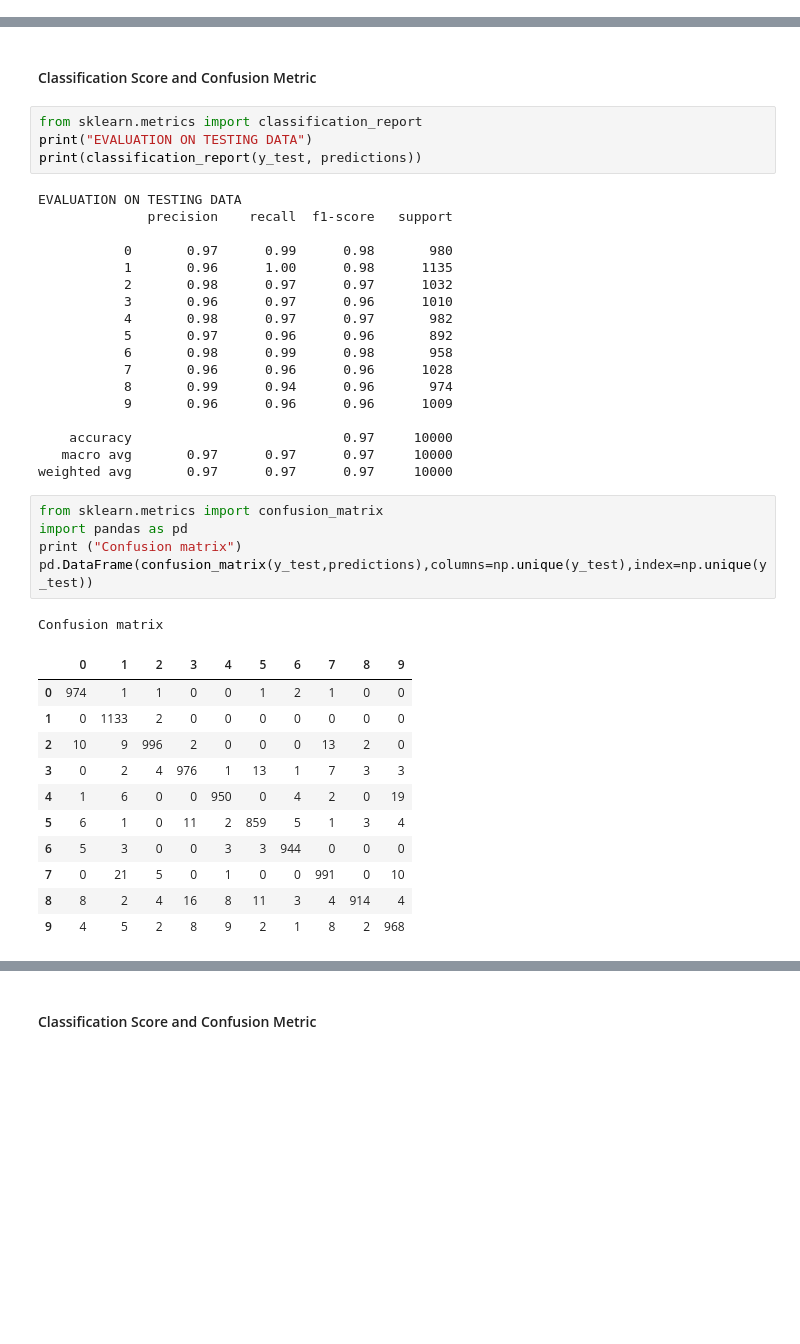
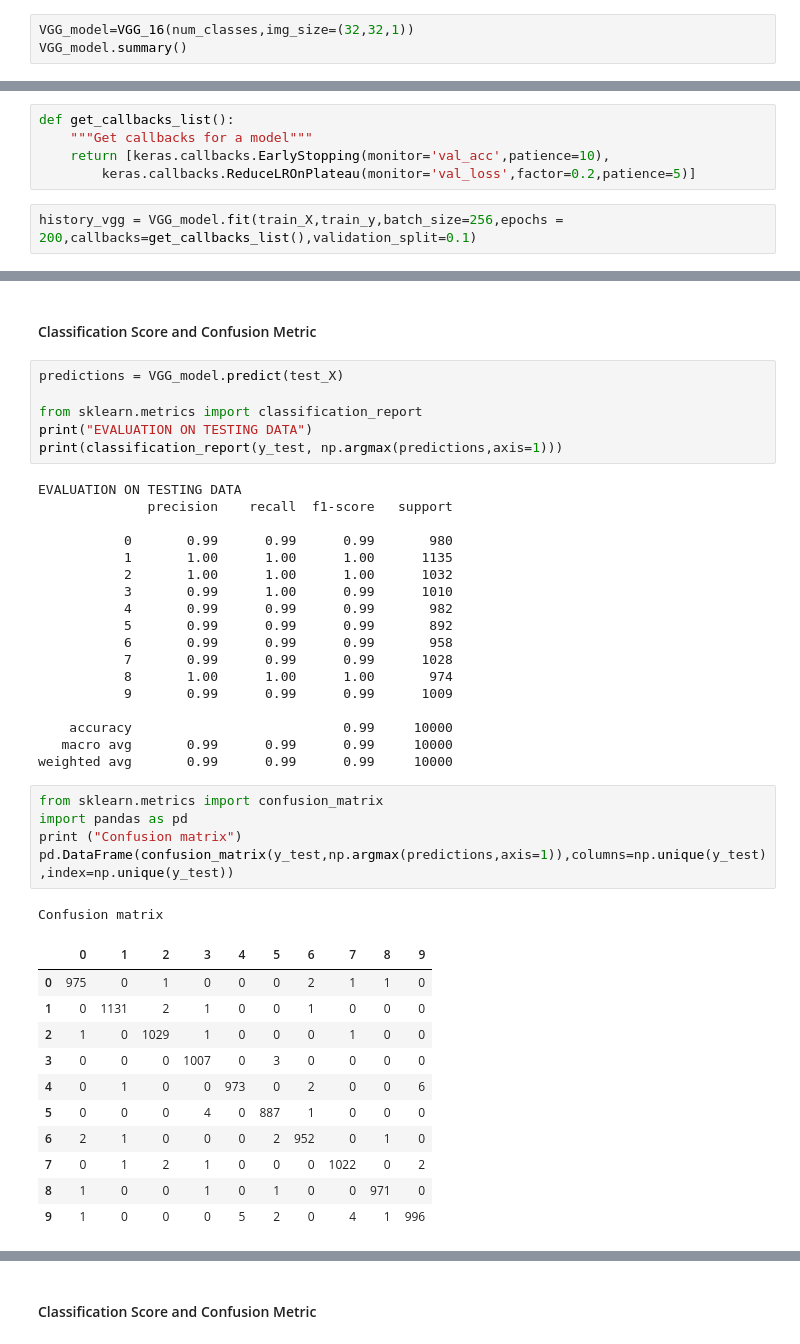
Before and after one commit to afaq-ahmad/MNIST-English-handwritten-Digits-and-Cifar10-Classification, a Jupyter notebook: MNIST English handwritten numerals Classification.ipynb, the cells around one changed output, grey strips where cells are left out. Drawn from its saved outputs; the diff is of its cells as text; blank space fills up the shorter version.

```diff
--- a/MNIST English handwritten numerals Classification.ipynb
+++ b/MNIST English handwritten numerals Classification.ipynb
@@ -170,0 +109,3 @@ print(model.score(X_test, y_test))
+# %%
+VGG_model=VGG_16(num_classes,img_size=(32,32,1))
+VGG_model.summary()
@@ -170,0 +130,7 @@ print(model.score(X_test, y_test))
+# %%
+def get_callbacks_list():
+    """Get callbacks for a model"""
+    return [keras.callbacks.EarlyStopping(monitor='val_acc',patience=10),
+        keras.callbacks.ReduceLROnPlateau(monitor='val_loss',factor=0.2,patience=5)]
+# %%
+history_vgg = VGG_model.fit(train_X,train_y,batch_size=256,epochs = 200,callbacks=get_callbacks_list(),validation_split=0.1)
@@ -171,42 +202,44 @@ print(model.score(X_test, y_test))
 # %% [markdown]
 #### Classification Score and Confusion Metric
 # %%
+predictions = VGG_model.predict(test_X)
+
 from sklearn.metrics import classification_report
 print("EVALUATION ON TESTING DATA")
-print(classification_report(y_test, predictions))
+print(classification_report(y_test, np.argmax(predictions,axis=1)))
 # %% [output]
 EVALUATION ON TESTING DATA
               precision    recall  f1-score   support
 
-           0       0.97      0.99      0.98       980
-           1       0.96      1.00      0.98      1135
-           2       0.98      0.97      0.97      1032
-           3       0.96      0.97      0.96      1010
-           4       0.98      0.97      0.97       982
-           5       0.97      0.96      0.96       892
-           6       0.98      0.99      0.98       958
-           7       0.96      0.96      0.96      1028
-           8       0.99      0.94      0.96       974
-           9       0.96      0.96      0.96      1009
+           0       0.99      0.99      0.99       980
+           1       1.00      1.00      1.00      1135
+           2       1.00      1.00      1.00      1032
+           3       0.99      1.00      0.99      1010
+           4       0.99      0.99      0.99       982
+           5       0.99      0.99      0.99       892
+           6       0.99      0.99      0.99       958
+           7       0.99      0.99      0.99      1028
+           8       1.00      1.00      1.00       974
+           9       0.99      0.99      0.99      1009
 
-    accuracy                           0.97     10000
-   macro avg       0.97      0.97      0.97     10000
-weighted avg       0.97      0.97      0.97     10000
+    accuracy                           0.99     10000
+   macro avg       0.99      0.99      0.99     10000
+weighted avg       0.99      0.99      0.99     10000
 # %%
 from sklearn.metrics import confusion_matrix
 import pandas as pd
 print ("Confusion matrix")
-pd.DataFrame(confusion_matrix(y_test,predictions),columns=np.unique(y_test),index=np.unique(y_test))
+pd.DataFrame(confusion_matrix(y_test,np.argmax(predictions,axis=1)),columns=np.unique(y_test),index=np.unique(y_test))
 # %% [output]
 Confusion matrix
 |  | 0 | 1 | 2 | 3 | 4 | 5 | 6 | 7 | 8 | 9 |
-| 0 | 974 | 1 | 1 | 0 | 0 | 1 | 2 | 1 | 0 | 0 |
-| 1 | 0 | 1133 | 2 | 0 | 0 | 0 | 0 | 0 | 0 | 0 |
-| 2 | 10 | 9 | 996 | 2 | 0 | 0 | 0 | 13 | 2 | 0 |
-| 3 | 0 | 2 | 4 | 976 | 1 | 13 | 1 | 7 | 3 | 3 |
-| 4 | 1 | 6 | 0 | 0 | 950 | 0 | 4 | 2 | 0 | 19 |
-| 5 | 6 | 1 | 0 | 11 | 2 | 859 | 5 | 1 | 3 | 4 |
-| 6 | 5 | 3 | 0 | 0 | 3 | 3 | 944 | 0 | 0 | 0 |
-| 7 | 0 | 21 | 5 | 0 | 1 | 0 | 0 | 991 | 0 | 10 |
-| 8 | 8 | 2 | 4 | 16 | 8 | 11 | 3 | 4 | 914 | 4 |
-| 9 | 4 | 5 | 2 | 8 | 9 | 2 | 1 | 8 | 2 | 968 |
+| 0 | 975 | 0 | 1 | 0 | 0 | 0 | 2 | 1 | 1 | 0 |
+| 1 | 0 | 1131 | 2 | 1 | 0 | 0 | 1 | 0 | 0 | 0 |
+| 2 | 1 | 0 | 1029 | 1 | 0 | 0 | 0 | 1 | 0 | 0 |
+| 3 | 0 | 0 | 0 | 1007 | 0 | 3 | 0 | 0 | 0 | 0 |
+| 4 | 0 | 1 | 0 | 0 | 973 | 0 | 2 | 0 | 0 | 6 |
+| 5 | 0 | 0 | 0 | 4 | 0 | 887 | 1 | 0 | 0 | 0 |
+| 6 | 2 | 1 | 0 | 0 | 0 | 2 | 952 | 0 | 1 | 0 |
+| 7 | 0 | 1 | 2 | 1 | 0 | 0 | 0 | 1022 | 0 | 2 |
+| 8 | 1 | 0 | 0 | 1 | 0 | 1 | 0 | 0 | 971 | 0 |
+| 9 | 1 | 0 | 0 | 0 | 5 | 2 | 0 | 4 | 1 | 996 |
```
Also changed, not shown: parts of 72 cells of this notebook, 1 other file.
